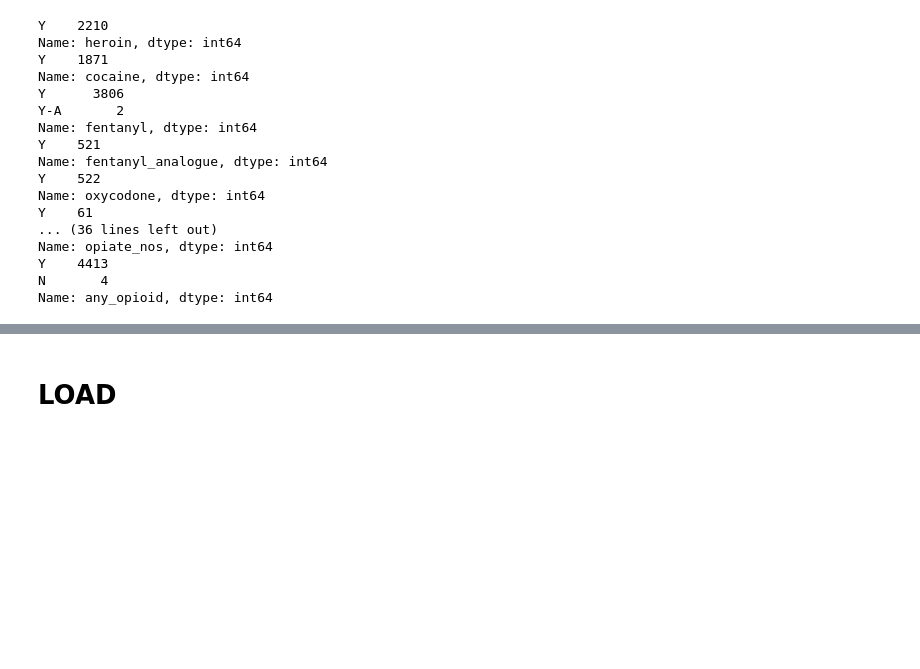
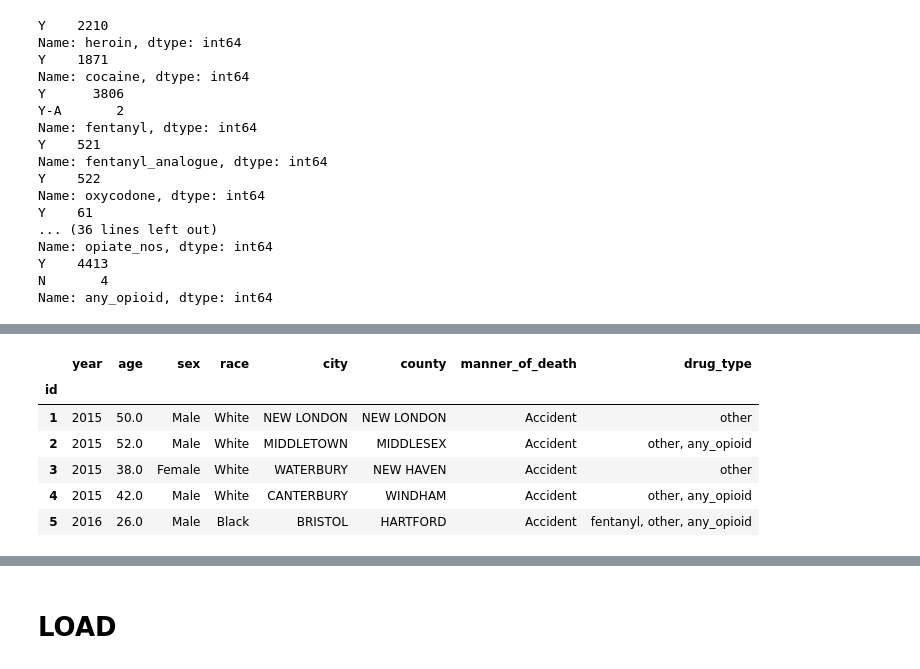
Before and after one commit to KeSavanh/Drug_Overdose_Death_Connecticut, a Jupyter notebook: Project2/drug_ETL.ipynb, the cells around one changed output, grey strips where cells are left out. Cells and saved outputs as stored; diff of their text form; code cells hidden in the pictures; blank space fills up the shorter version.

```diff
--- a/Project2/drug_ETL.ipynb
+++ b/Project2/drug_ETL.ipynb
@@ -376,10 +406,20 @@ drug_merge_df["year"] = drug_merge_df['date'].map(lambda x: x.year)
 # %%
 # Sellect only related columns
-drug_merge_df = drug_merge_df[['id', 'year', 'age', 'sex', 'race', 'city', 'county', 'manner_of_death', 'drug_type']].copy()
+drug_merge_df = drug_merge_df[['year', 'age', 'sex', 'race', 'city', 'county', 'manner_of_death', 'drug_type']].copy()
 # %%
 # Reset 'id' as index
-
+drug_merge_df.insert(0, 'id', range(1, 1+ len(drug_merge_df)))
 drug_merge_df.set_index('id', inplace=True)
+# %%
+drug_merge_df.head()
+# %% [output]
+|  | year | age | sex | race | city | county | manner_of_death | drug_type |
+| id |  |  |  |  |  |  |  |  |
+| 1 | 2015 | 50.0 | Male | White | NEW LONDON | NEW LONDON | Accident | other |
+| 2 | 2015 | 52.0 | Male | White | MIDDLETOWN | MIDDLESEX | Accident | other, any_opioid |
+| 3 | 2015 | 38.0 | Female | White | WATERBURY | NEW HAVEN | Accident | other |
+| 4 | 2015 | 42.0 | Male | White | CANTERBURY | WINDHAM | Accident | other, any_opioid |
+| 5 | 2016 | 26.0 | Male | Black | BRISTOL | HARTFORD | Accident | fentanyl, other, any_opioid |
 # %%
 # Save the final datafram to CSV format
 drug_merge_df.to_csv('Resources/drug_type.csv')
```
Also changed, not shown: parts of 9 cells of this notebook, 5 other files.
